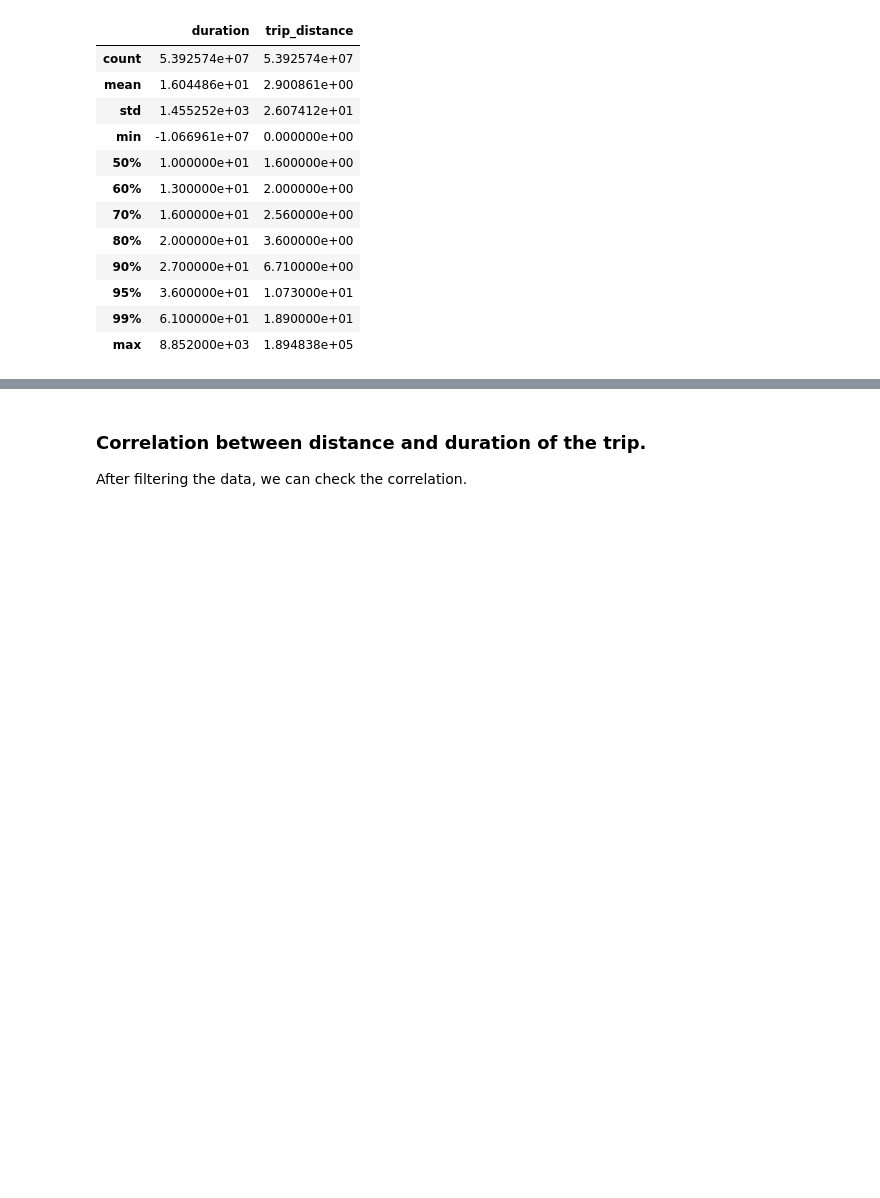
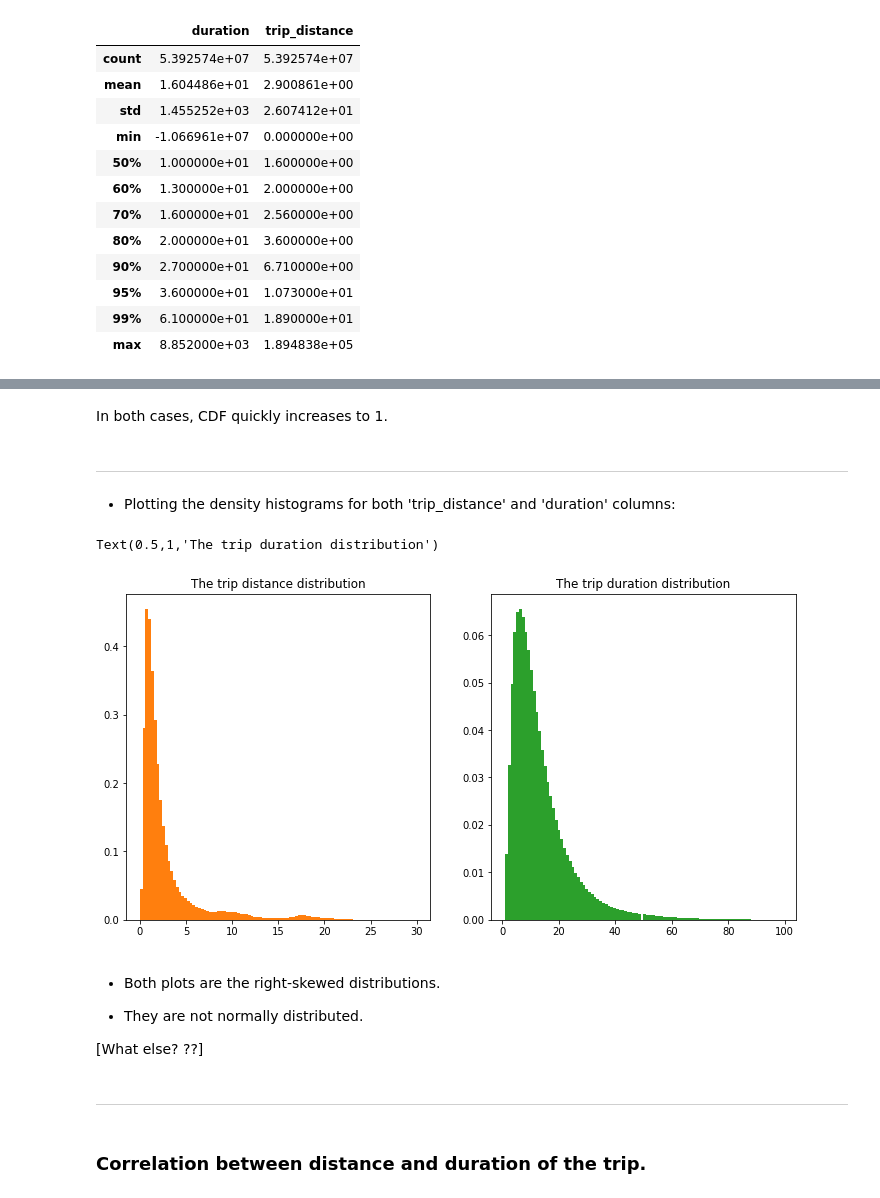
Before and after one commit to eltajbabanli/ADM-HW2, a Jupyter notebook: RQ5.ipynb, the cells around one changed output, grey strips where cells are left out. Cells and saved outputs as stored; diff of their text form; code cells hidden in the pictures; blank space fills up the shorter version.

```diff
--- a/RQ5.ipynb
+++ b/RQ5.ipynb
@@ -123,4 +149,30 @@ cdf = plt.hist(filtered_trip_duration_and_distance_df.trip_distance, cumulative=
+# %% [markdown]
+In both cases, CDF quickly increases to 1.
+# %% [markdown]
+-----------------
+# %% [markdown]
+* Plotting the density histograms for both 'trip_distance' and 'duration' columns:
+# %%
+# Setting the image size and location
+plt.rcParams["figure.figsize"] = [12,6]
+f, axarr = plt.subplots(1, 2)
+
+# Plotting histograms
+axarr[0].hist(filtered_trip_duration_and_distance_df.trip_distance, density=True, bins=100, color="C1")
+axarr[0].set_title('The trip distance distribution')
+
+axarr[1].hist(filtered_trip_duration_and_distance_df.duration, density=True, bins=100, color="C2")
+axarr[1].set_title('The trip duration distribution')
+# %% [output]
+Text(0.5,1,'The trip duration distribution')
+[figure, added]
+# %% [markdown]
+* Both plots are the right-skewed distributions.
+
+* They are not normally distributed.
+
+[What else? ??]
+# %% [markdown]
+---------------
 # %% [markdown]
 ### Correlation between distance and duration of the trip.
-
-After filtering the data, we can check the correlation.
```
Also changed, not shown: parts of 41 cells of this notebook.
